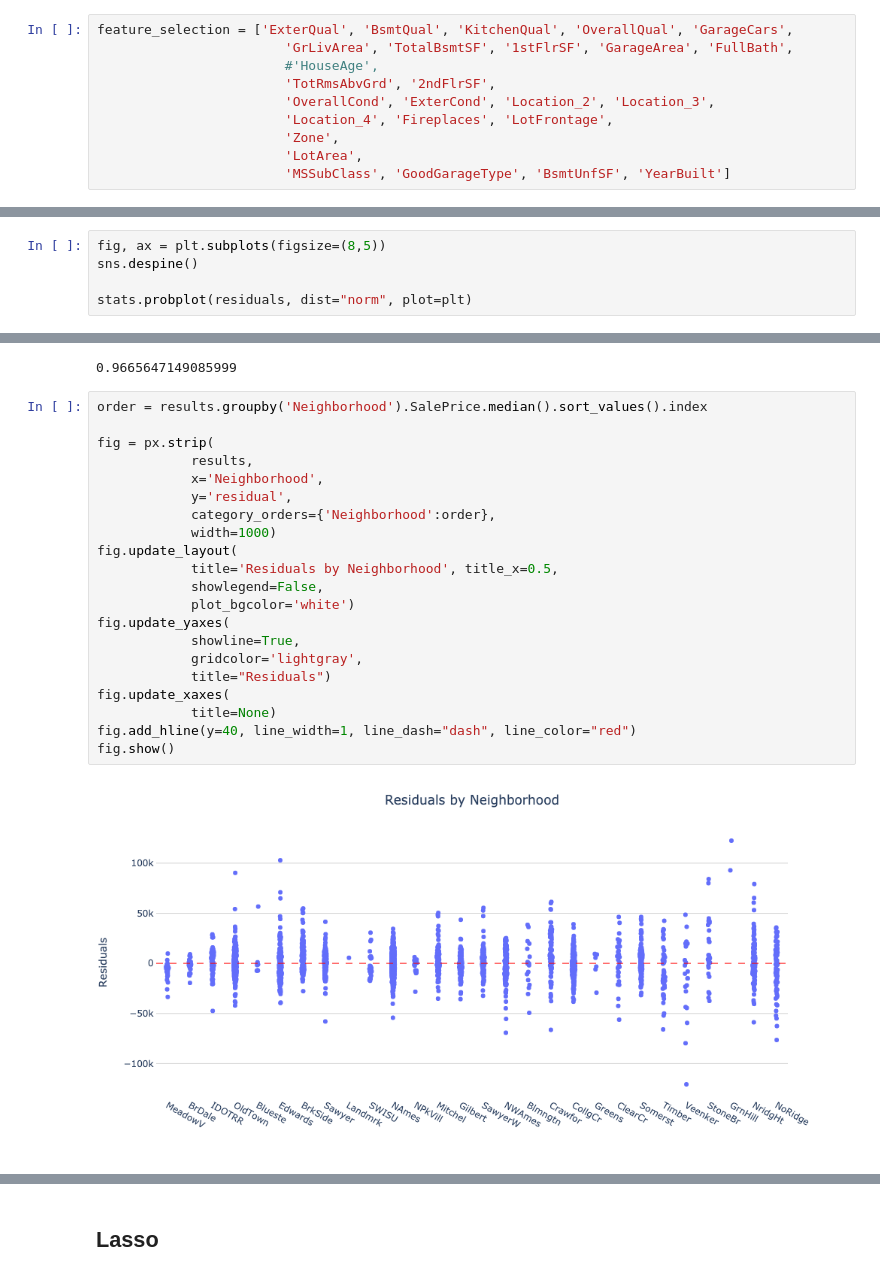
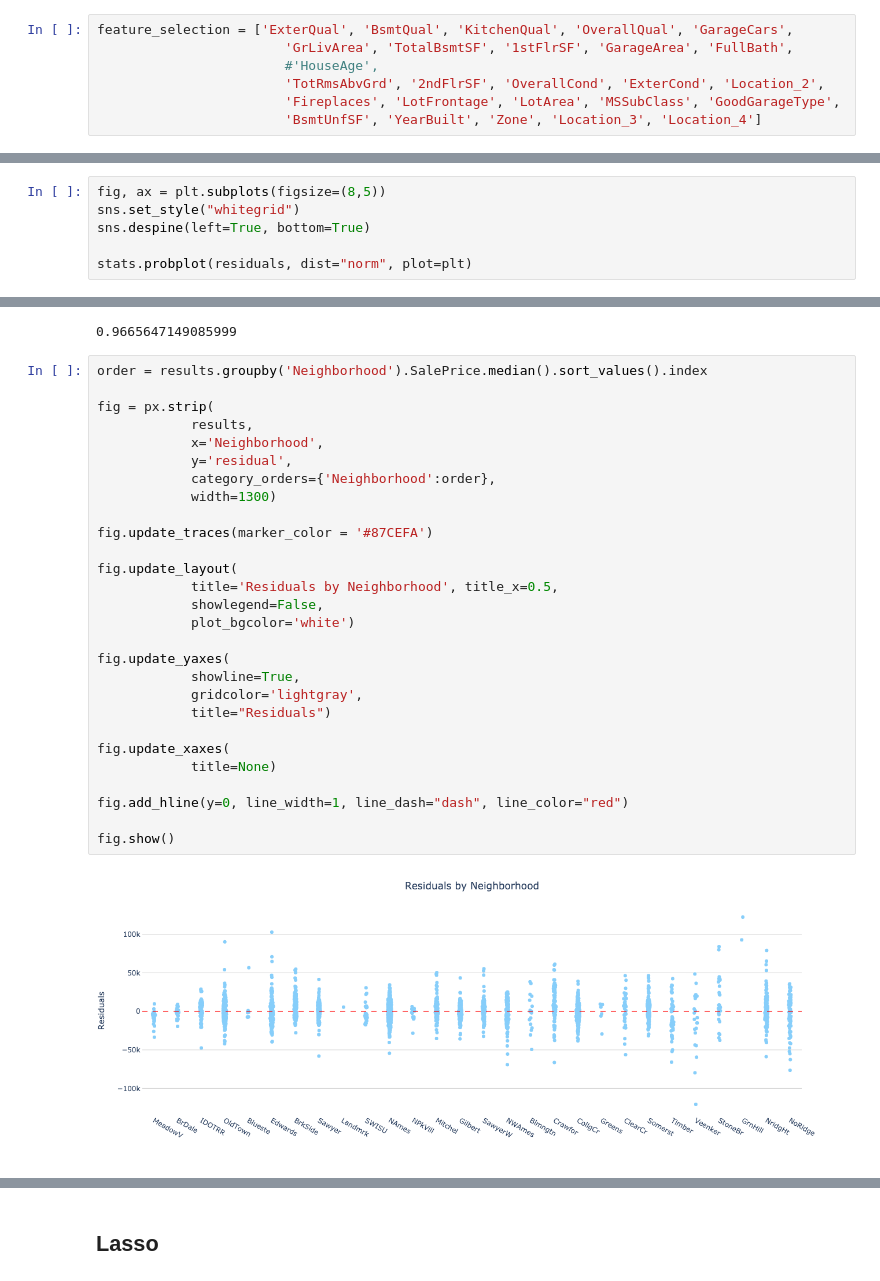
Before and after one commit to franciscapalacios/housing_project, a Jupyter notebook: Preprocessing.ipynb, the cells around one changed output, grey strips where cells are left out. Saved outputs shown, nothing was run; the diff lists cells and outputs as text.

Commit message:
Plotly color fix

```diff
--- a/Preprocessing.ipynb
+++ b/Preprocessing.ipynb
@@ -156,9 +156,6 @@ df_2010 = pd.get_dummies(df_2010
 feature_selection = ['ExterQual', 'BsmtQual', 'KitchenQual', 'OverallQual', 'GarageCars',
                         'GrLivArea', 'TotalBsmtSF', '1stFlrSF', 'GarageArea', 'FullBath',
                         #'HouseAge',
-                        'TotRmsAbvGrd', '2ndFlrSF',
-                        'OverallCond', 'ExterCond', 'Location_2', 'Location_3',
-                        'Location_4', 'Fireplaces', 'LotFrontage',
-                        'Zone',
-                        'LotArea',
-                        'MSSubClass', 'GoodGarageType', 'BsmtUnfSF', 'YearBuilt']
+                        'TotRmsAbvGrd', '2ndFlrSF', 'OverallCond', 'ExterCond', 'Location_2',
+                        'Fireplaces', 'LotFrontage', 'LotArea', 'MSSubClass', 'GoodGarageType',
+                        'BsmtUnfSF', 'YearBuilt', 'Zone', 'Location_3', 'Location_4']
@@ -293,6 +276,7 @@ fig.show()
 # %%
 fig, ax = plt.subplots(figsize=(8,5))
-sns.despine()
+sns.set_style("whitegrid")
+sns.despine(left=True, bottom=True)
 
 stats.probplot(residuals, dist="norm", plot=plt)
 # %% [output]
@@ -310,26 +294,33 @@ res.statistic
 # %%
 order = results.groupby('Neighborhood').SalePrice.median().sort_values().index
 
 fig = px.strip(
             results,
             x='Neighborhood',
             y='residual',
             category_orders={'Neighborhood':order},
-            width=1000)
+            width=1300)
+
+fig.update_traces(marker_color = '#87CEFA')
+
 fig.update_layout(
             title='Residuals by Neighborhood', title_x=0.5,
             showlegend=False,
             plot_bgcolor='white')
+
 fig.update_yaxes(
             showline=True,
             gridcolor='lightgray',
             title="Residuals")
+
 fig.update_xaxes(
             title=None)
-fig.add_hline(y=40, line_width=1, line_dash="dash", line_color="red")
+
+fig.add_hline(y=0, line_width=1, line_dash="dash", line_color="red")
+
 fig.show()
 # %% [output]
-[figure, old version]
+[figure, new version]
 # %%
 fig = px.scatter(
             results,
```
Also changed, not shown: parts of 9 cells of this notebook.
